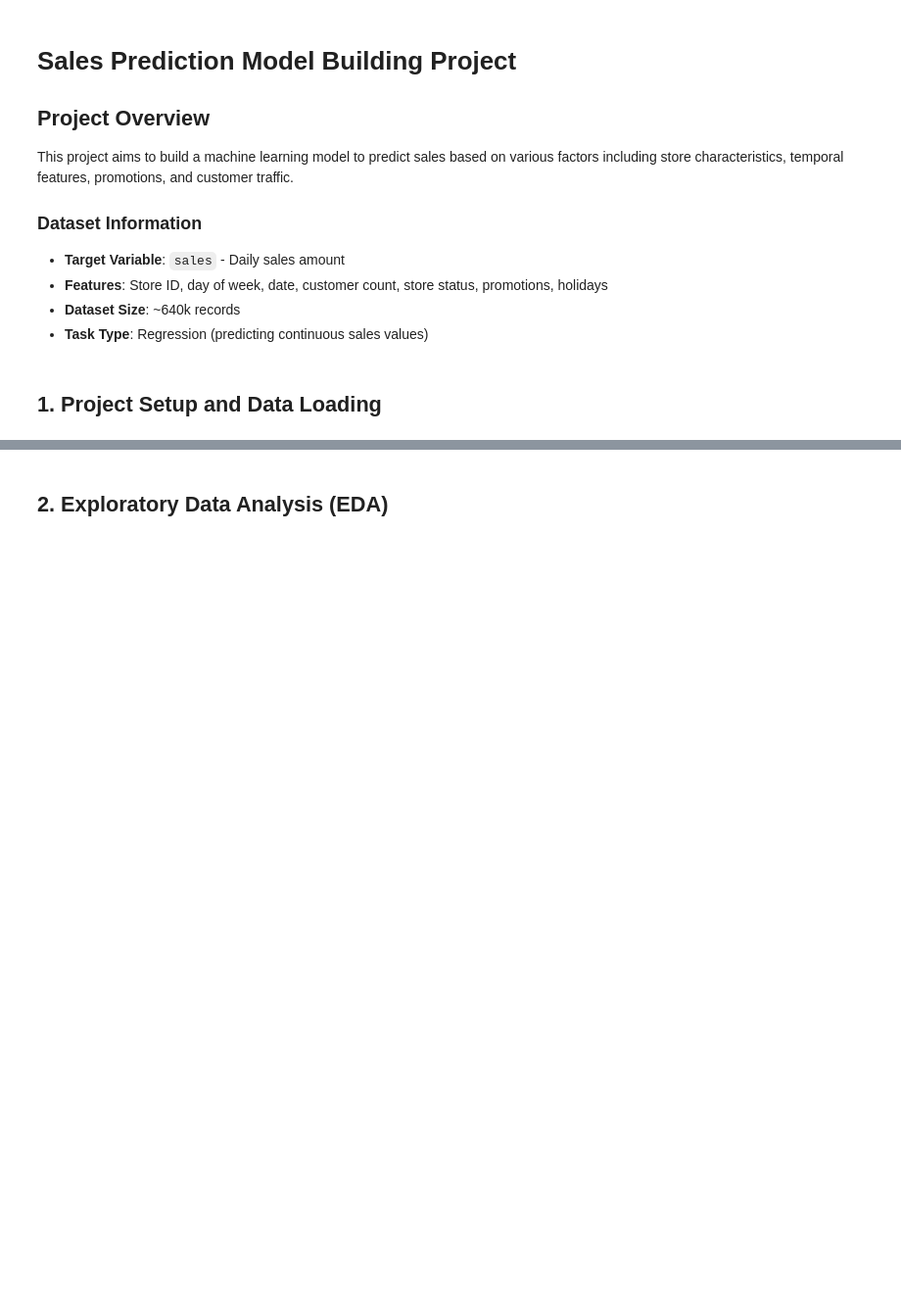
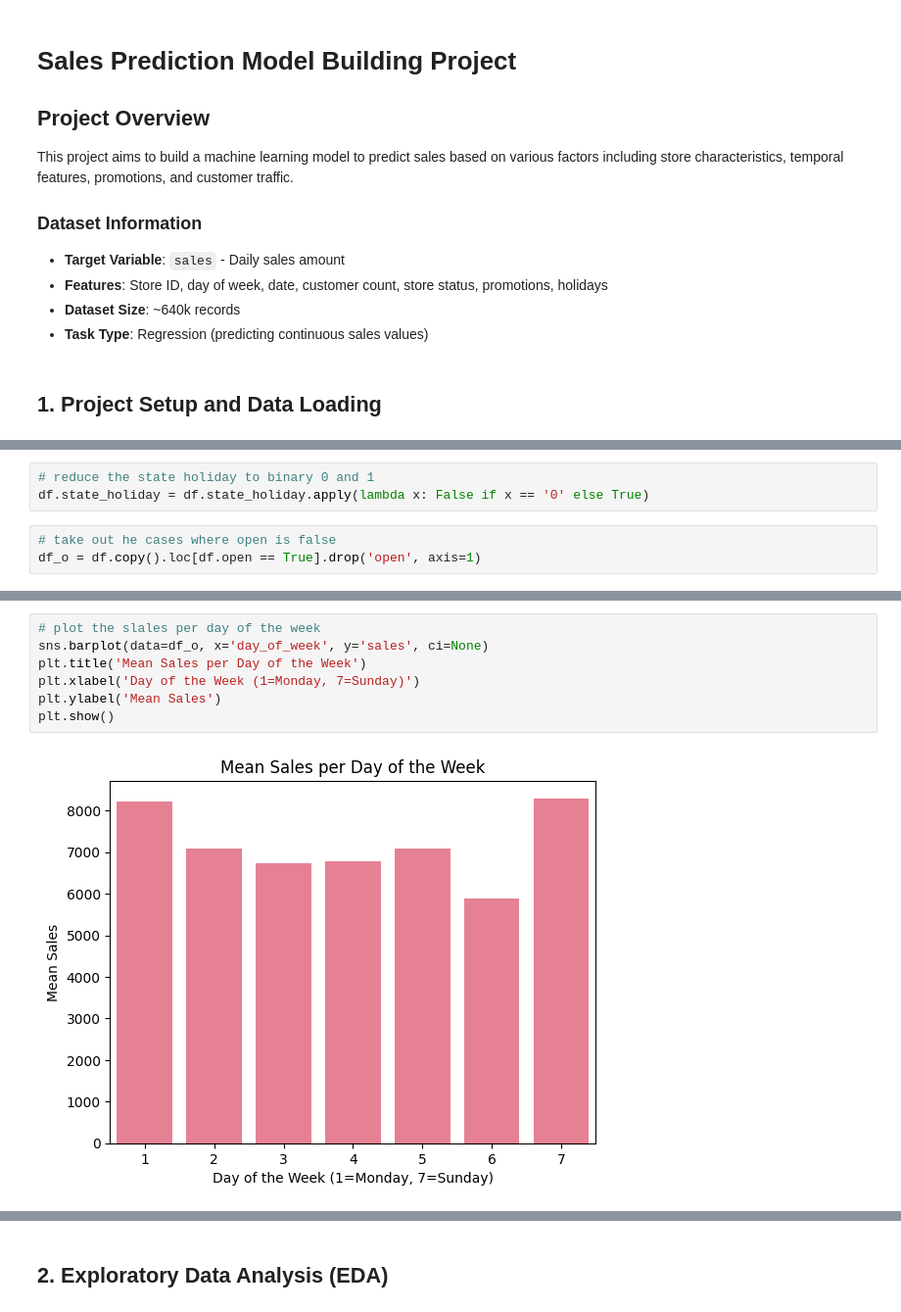
Before and after one commit to NAVSmith/sales_pred_project_ih, a Jupyter notebook: main/inital_work.ipynb, the cells around one changed output, grey strips where cells are left out. Shown at 98% size. Drawn from its saved outputs; the diff is of its cells as text; blank space fills up the shorter version.

```diff
--- a/main/inital_work.ipynb
+++ b/main/inital_work.ipynb
@@ -35,0 +265,6 @@ df.head()
+# %%
+# reduce the state holiday to binary 0 and 1
+df.state_holiday = df.state_holiday.apply(lambda x: False if x == '0' else True)
+# %%
+# take out he cases where open is false
+df_o = df.copy().loc[df.open == True].drop('open', axis=1)
@@ -35,0 +284,9 @@ df.head()
+# %%
+# plot the slales per day of the week
+sns.barplot(data=df_o, x='day_of_week', y='sales', ci=None)
+plt.title('Mean Sales per Day of the Week')
+plt.xlabel('Day of the Week (1=Monday, 7=Sunday)')
+plt.ylabel('Mean Sales')
+plt.show()
+# %% [output]
+[figure, added]
```
Also changed, not shown: parts of 64 cells of this notebook, 1 other file.
